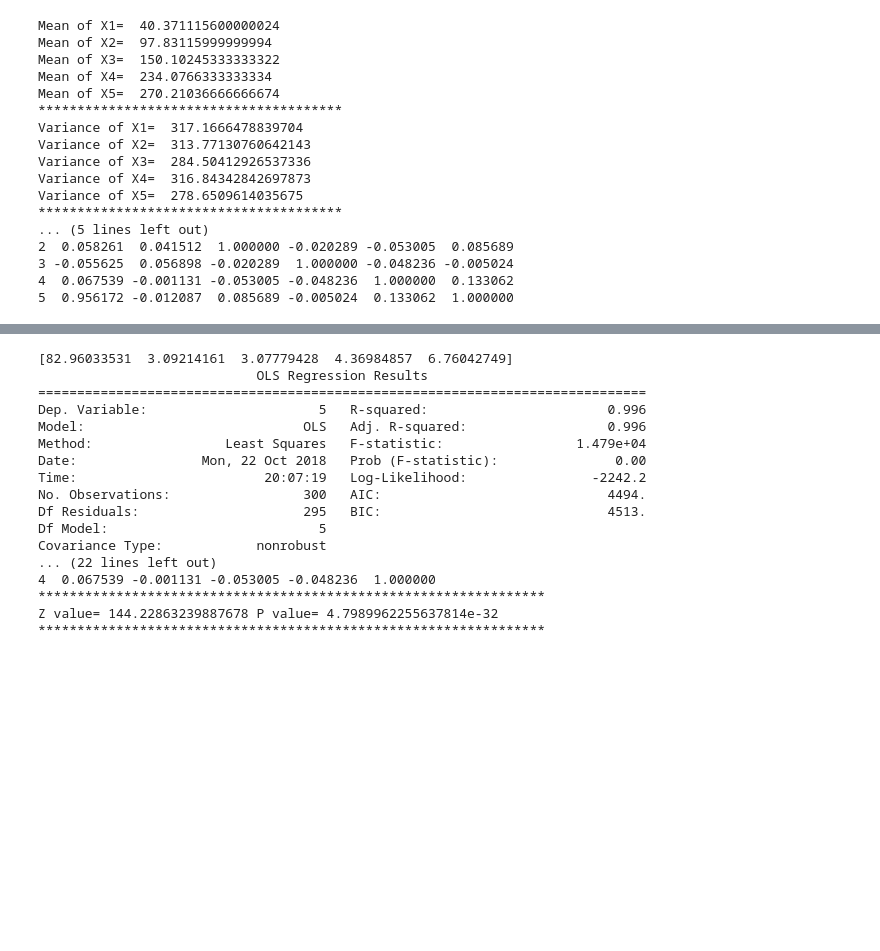
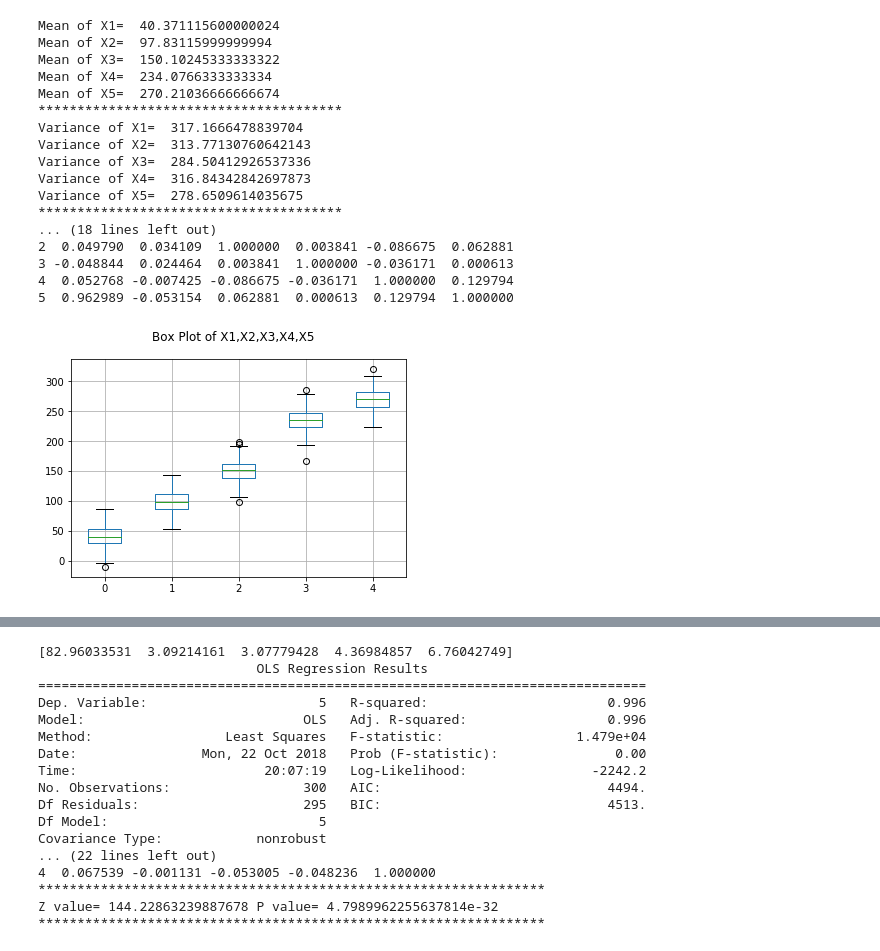
Before and after one commit to kalyanghosh/Linear-Multivariable-Regression, a Jupyter notebook: code/Project2.ipynb, the cells around one changed output, grey strips where cells are left out. Saved outputs shown, nothing was run; the diff lists cells and outputs as text; code cells hidden in the pictures; blank space fills up the shorter version.

```diff
--- a/code/Project2.ipynb
+++ b/code/Project2.ipynb
@@ -49,8 +49,10 @@ class Basic_Statistical_Analysis:
         hist4 = X4.hist()
         hist5 = X5.hist()
         '''
+        X=df.iloc[:,[0,1,2,3,4]]
+        #X.hist()
 
-        #pl.suptitle("Histogram")
+        #pl.suptitle("Histogram of variables X1,X2,X3,X4,X5")
 
         #1.1
         #calculate the mean
@@ -75,42 +77,60 @@ class Basic_Statistical_Analysis:
         #1.2
         #create boxplots
         X1=pd.DataFrame(X1)
         X2=pd.DataFrame(X2)
         X3=pd.DataFrame(X3)
         X4=pd.DataFrame(X4)
         X5=pd.DataFrame(X5)
 
-        #pl.suptitle("Box Plot of X1")
-        #pd.DataFrame(X5).boxplot()
+        pl.suptitle("Box Plot of X1,X2,X3,X4,X5")
+        X.boxplot()
+
+        # Removing the outliers
+
+
+        Q1 = df.quantile(0.25)
+        Q3 = df.quantile(0.75)
+        IQR = Q3 - Q1 #interquartile range for the values of all the variables
+
+        print ("Interquartile Ranges")
+        print(IQR)
+
+        print ("***************************************")
+        print ("Removing outliers")
+
+        print (df.shape)
+        df = df[~((df < (Q1 - 1.5 * IQR)) |(df > (Q3 + 1.5 * IQR))).any(axis=1)]
+        print (df.shape)
+        print ("***************************************")
 
         #1.3
         #create correlation matrix
-        print ("Correlation Matrix for all variables:")
+        print ("Correlation Matrix for Y, X1, X2, X3, X4 and X5:")
         print ("***************************************")
         print(df.corr())
 
 
-
 obj=Basic_Statistical_Analysis(file_to_open)
 obj.hist_mean_variance()
 # %% [output]
 Mean of X1=  40.371115600000024
 Mean of X2=  97.83115999999994
 Mean of X3=  150.10245333333322
 Mean of X4=  234.0766333333334
 Mean of X5=  270.21036666666674
 ***************************************
 Variance of X1=  317.1666478839704
 Variance of X2=  313.77130760642143
 Variance of X3=  284.50412926537336
 Variance of X4=  316.84342842697873
 Variance of X5=  278.6509614035675
 ***************************************
-... (5 lines left out)
-2  0.058261  0.041512  1.000000 -0.020289 -0.053005  0.085689
-3 -0.055625  0.056898 -0.020289  1.000000 -0.048236 -0.005024
-4  0.067539 -0.001131 -0.053005 -0.048236  1.000000  0.133062
-5  0.956172 -0.012087  0.085689 -0.005024  0.133062  1.000000
+... (18 lines left out)
+2  0.049790  0.034109  1.000000  0.003841 -0.086675  0.062881
+3 -0.048844  0.024464  0.003841  1.000000 -0.036171  0.000613
+4  0.052768 -0.007425 -0.086675 -0.036171  1.000000  0.129794
+5  0.962989 -0.053154  0.062881  0.000613  0.129794  1.000000
+[figure, added]
 # %%
 # Task 2 -- Simple Linear Regression
 
```
Also changed, not shown: parts of 1 cell of this notebook.
